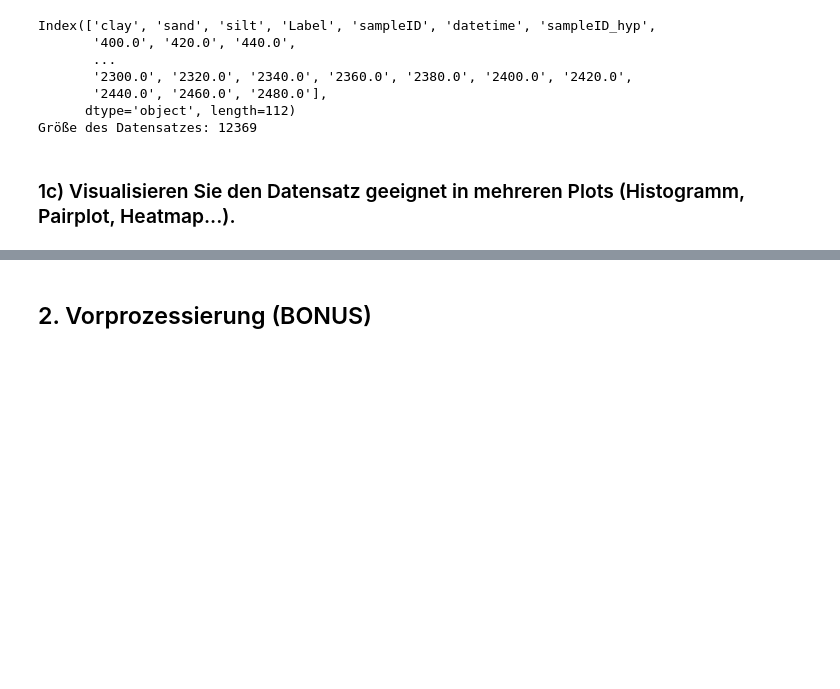
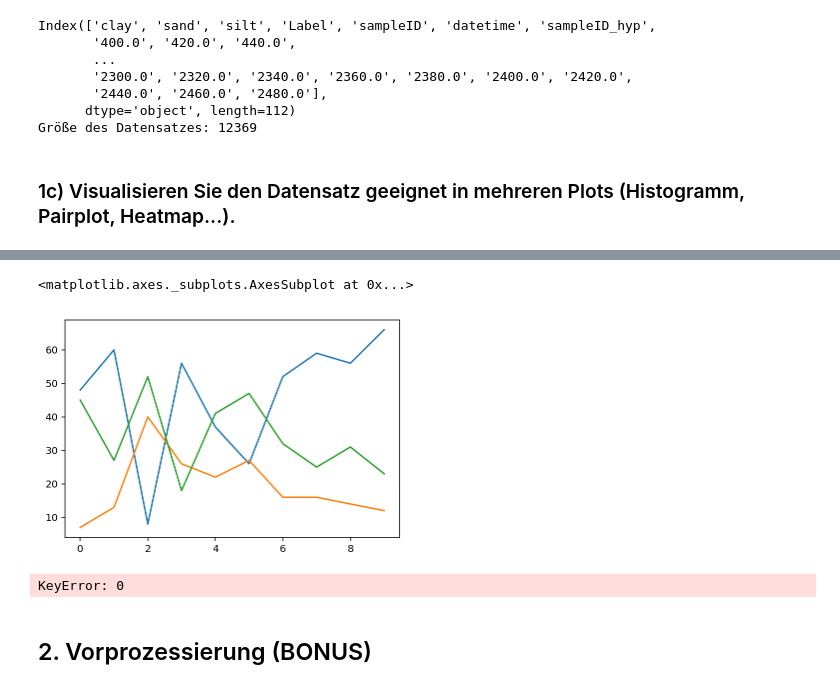
Before and after one commit to KingMus/ws-aufgaben, a Jupyter notebook: Uebungsblatt_01/Uebungsblatt_01_Notebook.ipynb, the cells around one changed output, grey strips where cells are left out. Saved outputs shown, nothing was run; the diff lists cells and outputs as text; code cells hidden in the pictures; blank space fills up the shorter version.

```diff
--- a/Uebungsblatt_01/Uebungsblatt_01_Notebook.ipynb
+++ b/Uebungsblatt_01/Uebungsblatt_01_Notebook.ipynb
@@ -112,3 +114,16 @@ for x in range(0,3):
+# %%
+df['sand'][0:10].plot()
+df['clay'][0:10].plot()
+df['silt'][0:10].plot()
+# %% [output]
+<matplotlib.axes._subplots.AxesSubplot at 0x...>
+[figure, added]
+# %%
+for x in range(0,5):
+    df_new  = df[hypbands].transpose()
+    df_new.plot()
+# %% [output]
+KeyError: 0
 # %% [markdown]
 ## 2. Vorprozessierung (BONUS)
 # %% [markdown]
```
Also changed, not shown: parts of 2 cells of this notebook.
